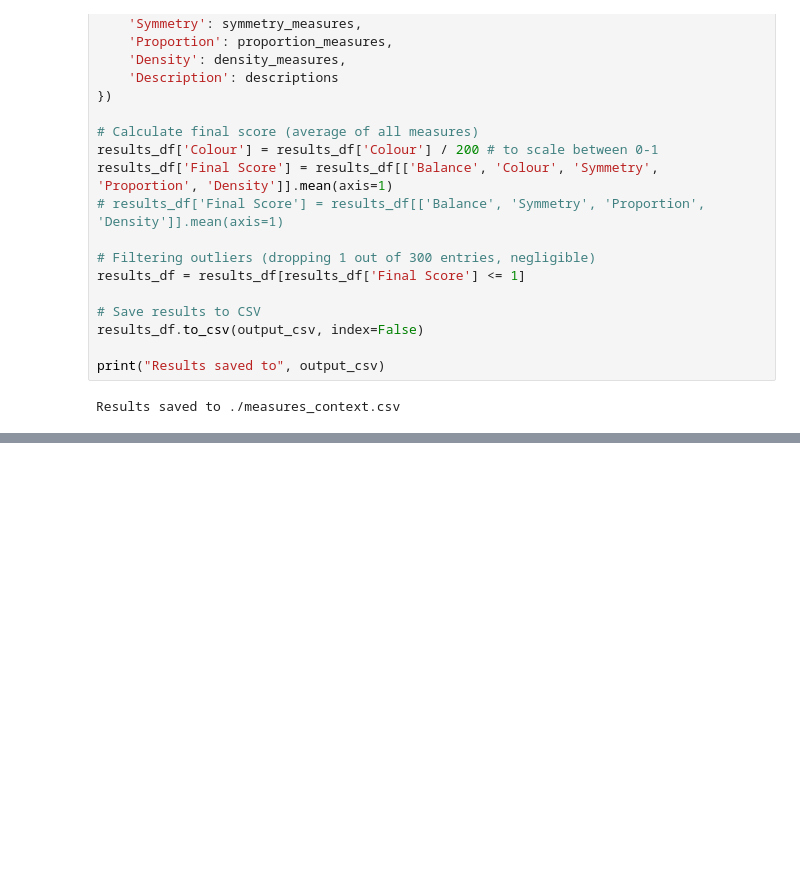
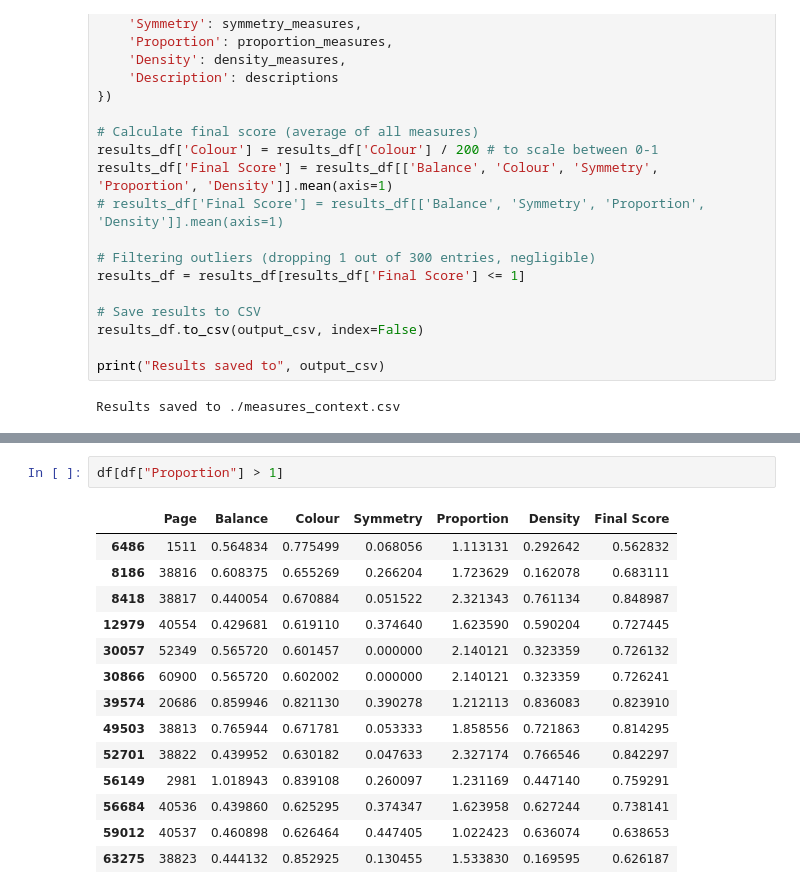
Before and after one commit to anushkad07/Deep-Learning-Project, a Jupyter notebook: MakeDataset.ipynb, the cells around one changed output, grey strips where cells are left out. Saved outputs shown, nothing was run; the diff lists cells and outputs as text; blank space fills up the shorter version.

```diff
--- a/MakeDataset.ipynb
+++ b/MakeDataset.ipynb
@@ -567,0 +598,17 @@ Results saved to ./measures_context.csv
+# %%
+df[df["Proportion"] > 1]
+# %% [output]
+|  | Page | Balance | Colour | Symmetry | Proportion | Density | Final Score |
+| 6486 | 1511 | 0.564834 | 0.775499 | 0.068056 | 1.113131 | 0.292642 | 0.562832 |
+| 8186 | 38816 | 0.608375 | 0.655269 | 0.266204 | 1.723629 | 0.162078 | 0.683111 |
+| 8418 | 38817 | 0.440054 | 0.670884 | 0.051522 | 2.321343 | 0.761134 | 0.848987 |
+| 12979 | 40554 | 0.429681 | 0.619110 | 0.374640 | 1.623590 | 0.590204 | 0.727445 |
+| 30057 | 52349 | 0.565720 | 0.601457 | 0.000000 | 2.140121 | 0.323359 | 0.726132 |
+| 30866 | 60900 | 0.565720 | 0.602002 | 0.000000 | 2.140121 | 0.323359 | 0.726241 |
+| 39574 | 20686 | 0.859946 | 0.821130 | 0.390278 | 1.212113 | 0.836083 | 0.823910 |
+| 49503 | 38813 | 0.765944 | 0.671781 | 0.053333 | 1.858556 | 0.721863 | 0.814295 |
+| 52701 | 38822 | 0.439952 | 0.630182 | 0.047633 | 2.327174 | 0.766546 | 0.842297 |
+| 56149 | 2981 | 1.018943 | 0.839108 | 0.260097 | 1.231169 | 0.447140 | 0.759291 |
+| 56684 | 40536 | 0.439860 | 0.625295 | 0.374347 | 1.623958 | 0.627244 | 0.738141 |
+| 59012 | 40537 | 0.460898 | 0.626464 | 0.447405 | 1.022423 | 0.636074 | 0.638653 |
+| 63275 | 38823 | 0.444132 | 0.852925 | 0.130455 | 1.533830 | 0.169595 | 0.626187 |
```
Also changed, not shown: parts of 3 cells of this notebook.
